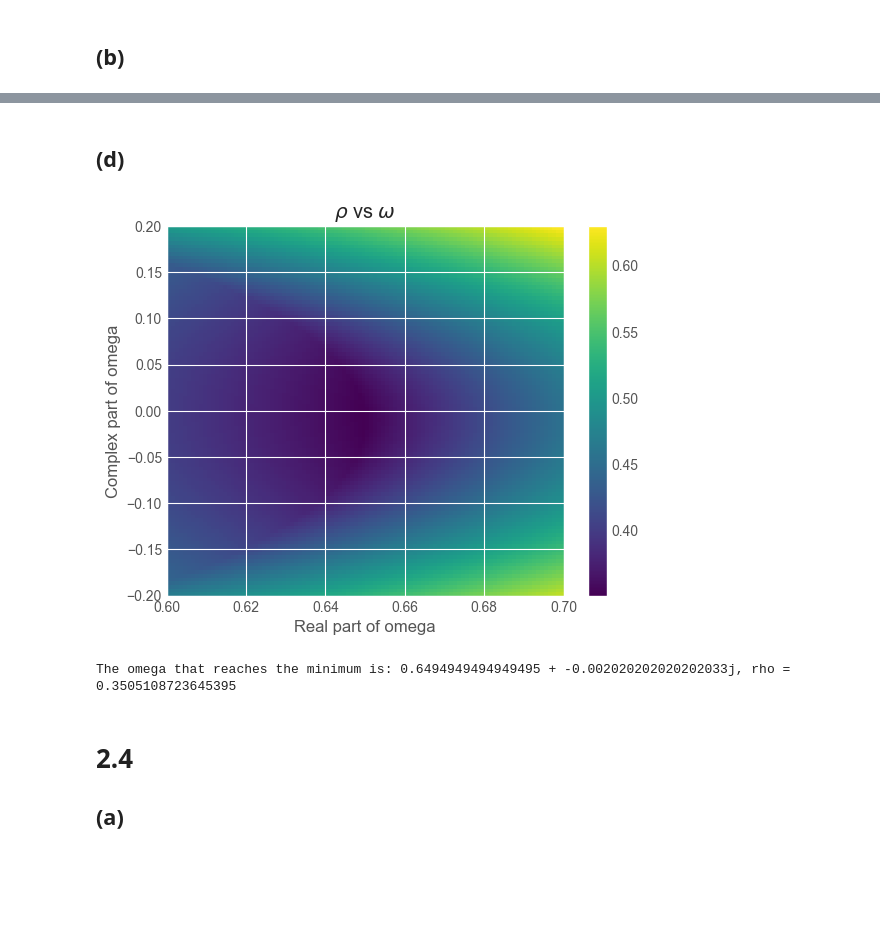
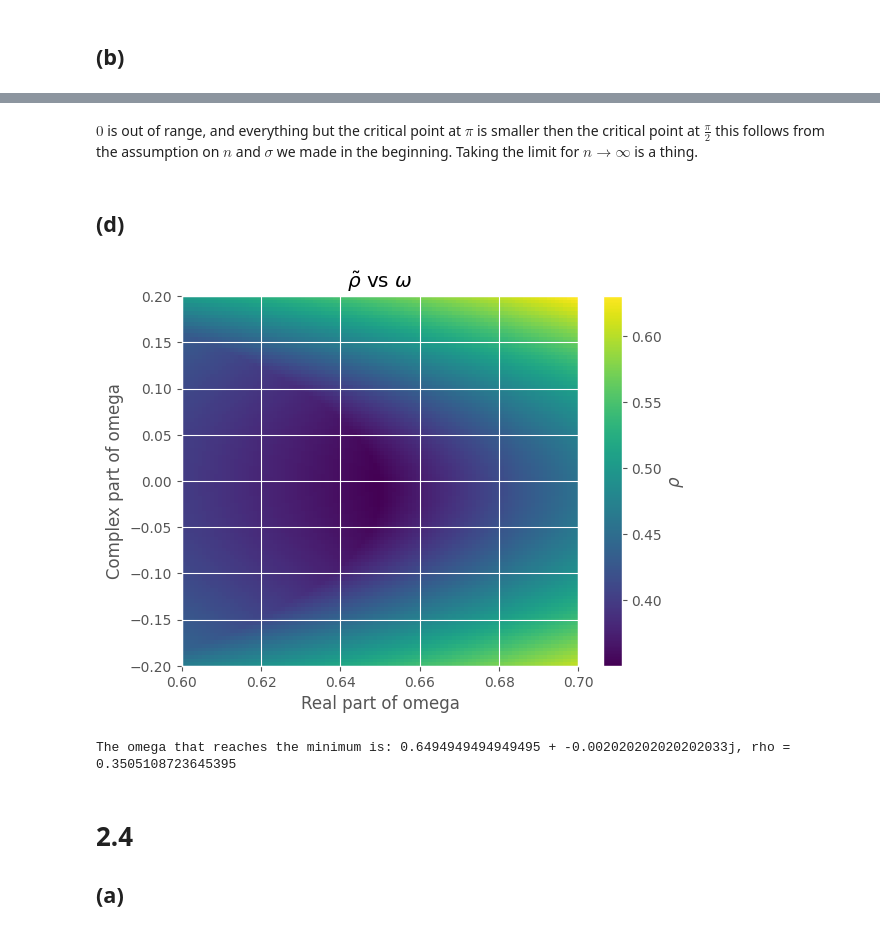
Before and after one commit to ISIPINK/Project-2023-2024-Multigrid-voor-het-oplossen-van-complex-waardige-Helmholtz-problemen, a Jupyter notebook: code/main.ipynb, the cells around one changed output, grey strips where cells are left out. Drawn from its saved outputs; the diff is of its cells as text; code cells hidden in the pictures; blank space fills up the shorter version.

```diff
--- a/code/main.ipynb
+++ b/code/main.ipynb
@@ -200,0 +219,19 @@ plt.show()
+# %%
+from sympy import symbols, cos, diff, solve, Abs, I,latex, pi,limit,oo
+from IPython.display import display, Math
+
+omega, sigma_r, theta, n = symbols('omega sigma_r theta n', real=True)
+sigma = sigma_r + I * symbols('sigma_imag', real=True)  # sigma is complex
+
+G = 1 - omega + 2 * cos(theta) * (omega * n**2) / (2 * n**2 + sigma)
+
+modulus_expr = Abs(G)**2
+derivative = diff(modulus_expr, theta).simplify()
+critical_points = solve(derivative, theta)
+critical_points.append(pi/2)
+critical_points = [p.simplify() for p in critical_points]
+modulus_at_critical_points = [modulus_expr.subs(theta, point).simplify().factor() for point in critical_points]
+
+print(f"----critical points----")
+for t, expr in zip(critical_points,modulus_at_critical_points):
+    display(Math(f"|G ({latex(t)} )|^2= {latex(expr)}"))
@@ -201,7 +245,10 @@ plt.show()
+# %% [markdown]
+$0$ is out of range, and everything but the critical point at $\pi$ is smaller then the critical point
+at $\frac{\pi}{2}$ this follows from the assumption on $n$ and $\sigma$ we made in the beginning.
+Taking the limit for $n\rightarrow \infty$ is a thing.
 # %% [markdown]
 ## (d)
 # %%
-
 def G(theta, sigma, omega, n):
     return 1 - omega + 2 * (omega * n**2) * np.cos(theta) / (2 * n**2 + sigma)
 
@@ -209,36 +256,37 @@ def max_G(sigma, n, resolution=100):
     omega_real = np.linspace(0.6, 0.7, resolution)
     omega_complex = np.linspace(-0.2, 0.2, resolution)
     max_values = np.zeros((resolution, resolution), dtype=np.float64)
 
     for i, real_part in enumerate(omega_real):
         for j, complex_part in enumerate(omega_complex):
             omega = complex(real_part, complex_part)
             thetas = np.linspace(np.pi/2, np.pi, 40)
             values = [np.abs(G(theta, sigma, omega, n)) for theta in thetas]
             max_values[j, i] = np.max(values)
 
     return omega_real, omega_complex, max_values
 
 sigma = complex(-600, -300)
 n = 64
 omega_real, omega_complex, max_values = max_G(sigma, n)
 
 plt.imshow(max_values, extent=[0.6, 0.7, -0.2, 0.2], origin='lower', cmap='viridis', aspect='auto')
 # plt.grid(False)
-plt.colorbar()
+plt.colorbar().set_label(r'$\rho$')
 plt.xlabel('Real part of omega')
 plt.ylabel('Complex part of omega')
-plt.title(r"$\rho$ vs $\omega$")
+plt.title(r"$\tilde{\rho}$ vs $\omega$")
+plt.savefig("./plts/rho_omega_1Dcomplex", dpi=300,bbox_inches='tight')
 plt.show()
 
 min_value = np.min(max_values)
 min_indices = np.where(max_values == min_value)
 min_omega_real = omega_real[min_indices[1][0]]
 min_omega_complex = omega_complex[min_indices[0][0]]
 
 print(f"The omega that reaches the minimum is: {min_omega_real} + {min_omega_complex}j, rho = {min_value}")
 # %% [output]
-[figure, old version]
+[figure, new version]
 The omega that reaches the minimum is: 0.6494949494949495 + -0.002020202020202033j, rho = 0.3505108723645395
 # %% [markdown]
 # 2.4
```
Also changed, not shown: parts of 19 cells of this notebook, 15 other files.
